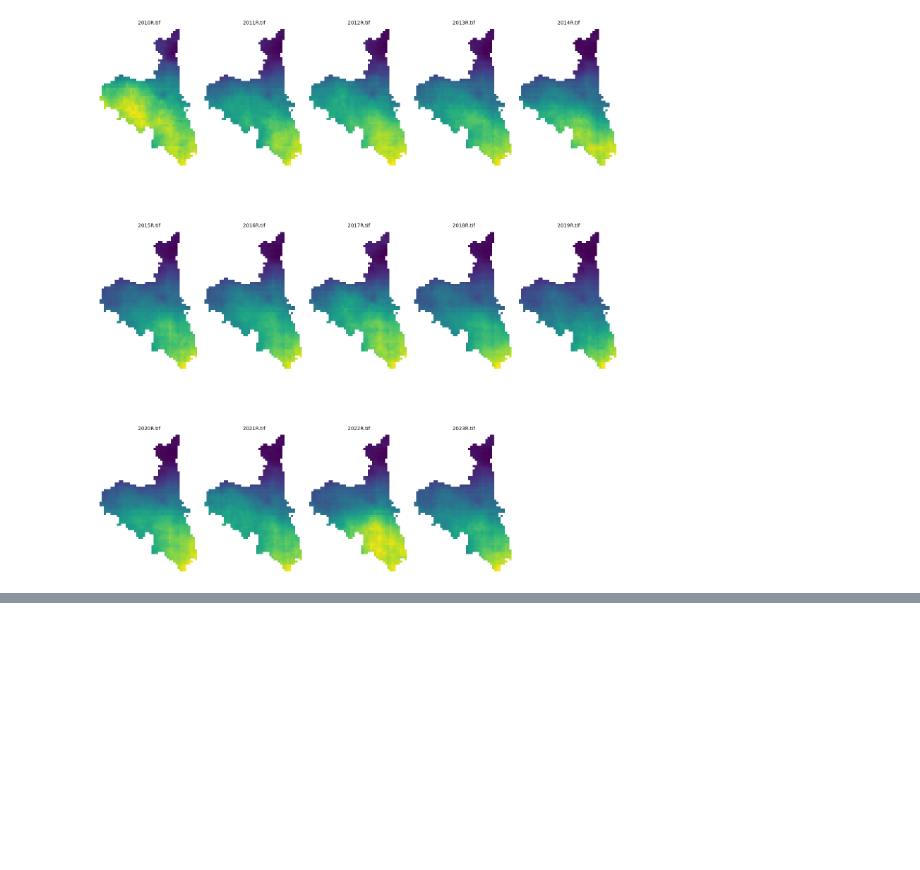
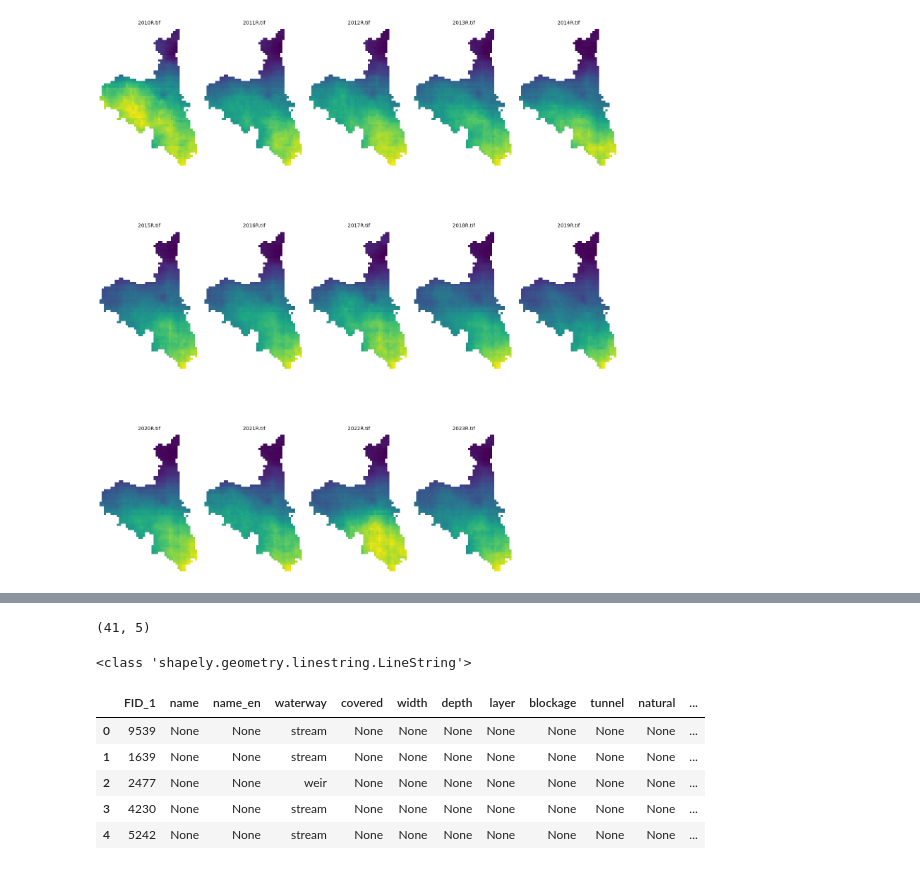
Before and after one commit to SourabhMulik/START_Hackathon, a Jupyter notebook: go_through_datasets.ipynb, the cells around one changed output, grey strips where cells are left out. Cells and saved outputs as stored; diff of their text form; code cells hidden in the pictures; blank space fills up the shorter version.

```diff
--- a/go_through_datasets.ipynb
+++ b/go_through_datasets.ipynb
@@ -91,0 +170,18 @@ plt.show()
+# %%
+main_road.shape
+# %% [output]
+(41, 5)
+# %%
+print(type(main_road.loc[0, 'geometry']))
+# %% [output]
+<class 'shapely.geometry.linestring.LineString'>
+# %%
+streamwater = gpd.read_file("Datasets_Hackathon\Streamwater_Line_Road_Network\Streamwater.shp")
+streamwater.head()
+# %% [output]
+|  | FID_1 | name | name_en | waterway | covered | width | depth | layer | blockage | tunnel | natural | ... |
+| 0 | 9539 | None | None | stream | None | None | None | None | None | None | None | ... |
+| 1 | 1639 | None | None | stream | None | None | None | None | None | None | None | ... |
+| 2 | 2477 | None | None | weir | None | None | None | None | None | None | None | ... |
+| 3 | 4230 | None | None | stream | None | None | None | None | None | None | None | ... |
+| 4 | 5242 | None | None | stream | None | None | None | None | None | None | None | ... |
```
Also changed, not shown: parts of 22 cells of this notebook, 9 other files.
